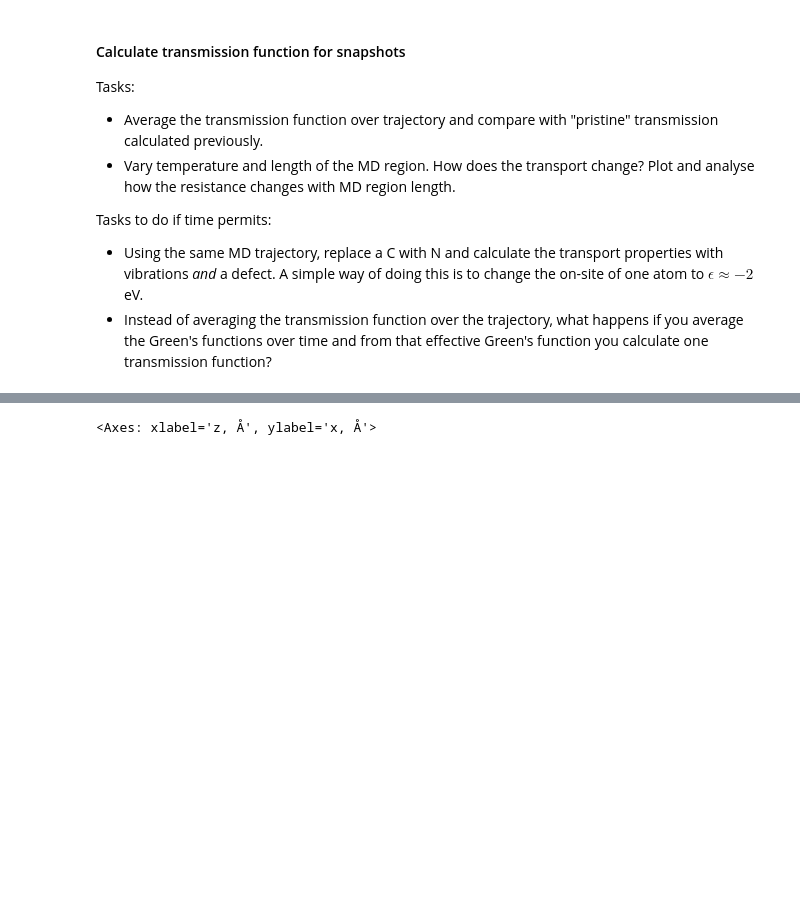
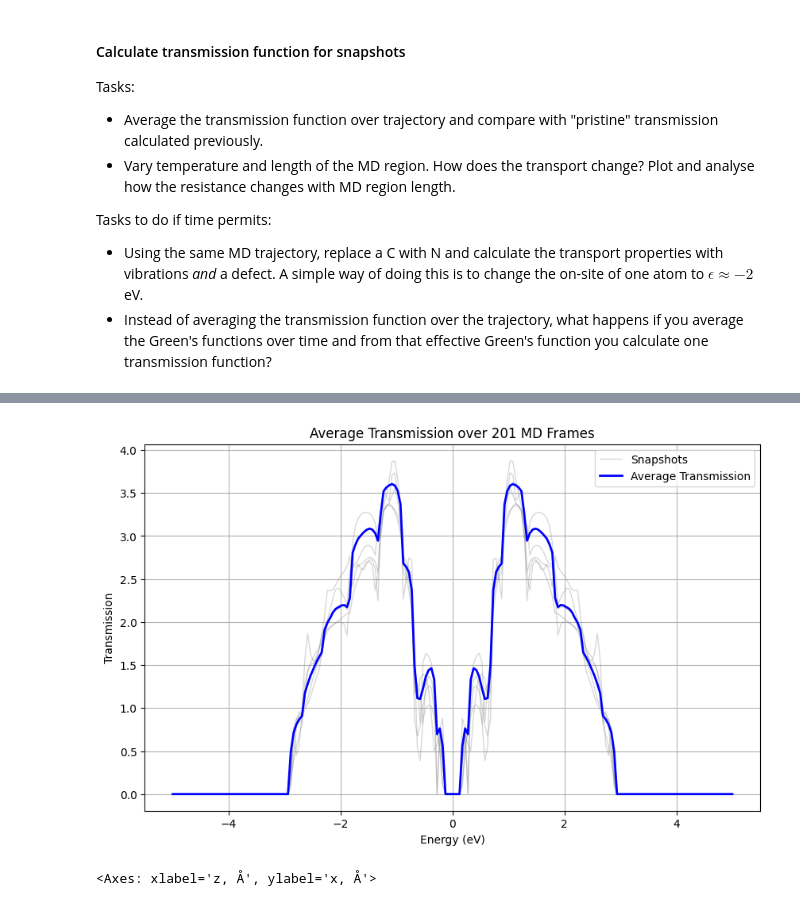
Before and after one commit to UlrikTJ/TemperatureDependantTransport, a Jupyter notebook: TemperatureDependentTransport.ipynb, the cells around one changed output, grey strips where cells are left out. Drawn from its saved outputs; the diff is of its cells as text; code cells hidden in the pictures; blank space fills up the shorter version.

Commit message:
First push. Parallel processing and precomputing of surface self energies.

```diff
--- a/TemperatureDependentTransport.ipynb
+++ b/TemperatureDependentTransport.ipynb
@@ -792,30 +849,74 @@ Tasks to do if time permits:
 # %%
-rad = md_traj[200:]
+from tqdm.notebook import tqdm
+from joblib import Parallel, delayed
+
+energy_range = np.linspace(-5,5, 200)
+#Use every 4th frame to reduce computation time
+rad = md_traj[200::4]
 a = 1.42 # C-C bond length
+trans_list = []
 
-for frame in rad:
-    molecule = rad[frame]
-    #Sort numbering along x direction
-    sorted_indices = np.argsort(molecule.positions[:, 0])
-    sorted_positions = molecule.positions[sorted_indices]
-    H_gra = hamiltonian(sorted_positions)
-    sorted_positions = sorted_positions[np.lexsort((sorted_positions[:, 2], sorted_positions[:, 0]))]
-    H_gra = hamiltonian(sorted_positions)
-    indices = np.arange(len(molecule))
-    positions = molecule.positions[indices]
-    pos = molecule.positions[indices]
+#Precompute self energies for leads
+molecule = rad[0] # Assuming leads don't change drastically or using static leads
+sig_L_list, g_surf_L_list = precompute_self_energies(energy_range, H_L, t_L, eta=0.0001)
+sig_R_list, g_surf_R_list = precompute_self_energies(energy_range, H_R, t_R, eta=0.0001)
+
+def process_frame(frame, energy_range, sig_L_list, sig_R_list, eta):
+    molecule = frame
+
+    # Sort numbering along x direction
+    pos = molecule.positions
     x_sort_args = np.lexsort((pos[:, 0], pos[:, 2]))
+    # Manually swap atoms 9 and 10 as requested in previous cells
     x_sort_args[[9, 10]] = x_sort_args[[10, 9]]
+
+    # Re-order positions
+    pos = pos[x_sort_args]
+
     n_lead_atoms = 20
-    if len(pos) <= 2 * n_lead_atoms:
-        raise ValueError(f"System too small (N={len(pos)}) to separate into Left, Device, Right with lead size {n_lead_atoms}.")
-    idx_L = x_sort_args[:n_lead_atoms]
-    idx_R = x_sort_args[-n_lead_atoms:]
-    idx_D = x_sort_args[n_lead_atoms:-n_lead_atoms]
-    H_full = hamiltonian(pos) # Calculate Hamiltonian using the molecule's positions
-    H_L = H_full[np.ix_(idx_L, idx_L)]      # Hamiltonian Left
-    H_D = H_full[np.ix_(idx_D, idx_D)]      # Hamiltonian Device
-    H_R = H_full[np.ix_(idx_R, idx_R)]      # Hamiltonian Right
-    t_L = H_full[np.ix_(idx_D[:n_lead_atoms], idx_L)]
-    t_R = H_full[np.ix_(idx_D[-n_lead_atoms:], idx_R)]
+    idx_L = np.arange(n_lead_atoms) # Since we sorted pos, indices are now just 0..N-1
+    idx_R = np.arange(len(pos)-n_lead_atoms, len(pos))
+    idx_D = np.arange(n_lead_atoms, len(pos)-n_lead_atoms)
+
+    # Important: H_full must be calculated with the sorted positions
+    H_full = hamiltonian(pos)
+
+    # Extract blocks
+    # H_L = H_full[np.ix_(idx_L, idx_L)]
+    H_D = H_full[np.ix_(idx_D, idx_D)]
+    # H_R = H_full[np.ix_(idx_R, idx_R)]
+    # t_L = H_full[np.ix_(idx_D[:n_lead_atoms], idx_L)]
+    # t_R = H_full[np.ix_(idx_D[-n_lead_atoms:], idx_R)]
+
+    # For the transmission calculation we need to loop over energies
+    # We can use the sequential function inside the parallel loop over frames
+    # Or parallelize the energy loop for each frame.
+    # Usually parallelizing the outer loop (frames) is more efficient if many frames.
+
+    trans_val = transmission_vs_energy(H_D, energy_range, sig_R_list, sig_L_list, None, None, eta=eta)
+    return trans_val
+
+# Parallelize the loop over frames
+# n_jobs=-1 uses all available cores
+results = Parallel(n_jobs=-1)(delayed(process_frame)(frame, energy_range, sig_L_list, sig_R_list, 0.0001) for frame in tqdm(rad))
+
+trans_list = results
+
+avg_trans = np.mean(trans_list, axis=0)
+fig, ax = plt.subplots(figsize=(10,6))
+
+# Plot a few snapshots to visualize variation
+num_snapshots = 5
+indices_to_plot = np.linspace(0, len(trans_list)-1, num_snapshots, dtype=int)
+for i in indices_to_plot:
+    ax.plot(energy_range, trans_list[i], color='gray', alpha=0.3, linewidth=1)
+# Dummy plot for legend
+ax.plot([], [], color='gray', alpha=0.3, linewidth=1, label='Snapshots')
+
+ax.plot(energy_range, avg_trans, label='Average Transmission', color='blue', linewidth=2)
+ax.legend()
+ax.set_xlabel('Energy (eV)')
+ax.set_ylabel('Transmission')
+ax.set_title(f'Average Transmission over {len(trans_list)} MD Frames')
+ax.grid(True)
 # %% [output]
@@ -823,3 +923,4 @@ for frame in rad:
+[figure, added]
 # %%
 frame = md_traj[49] # To load e.g., 50th frame
 draw_atoms(frame)
```
Also changed, not shown: parts of 8 cells of this notebook, 1 other file.
